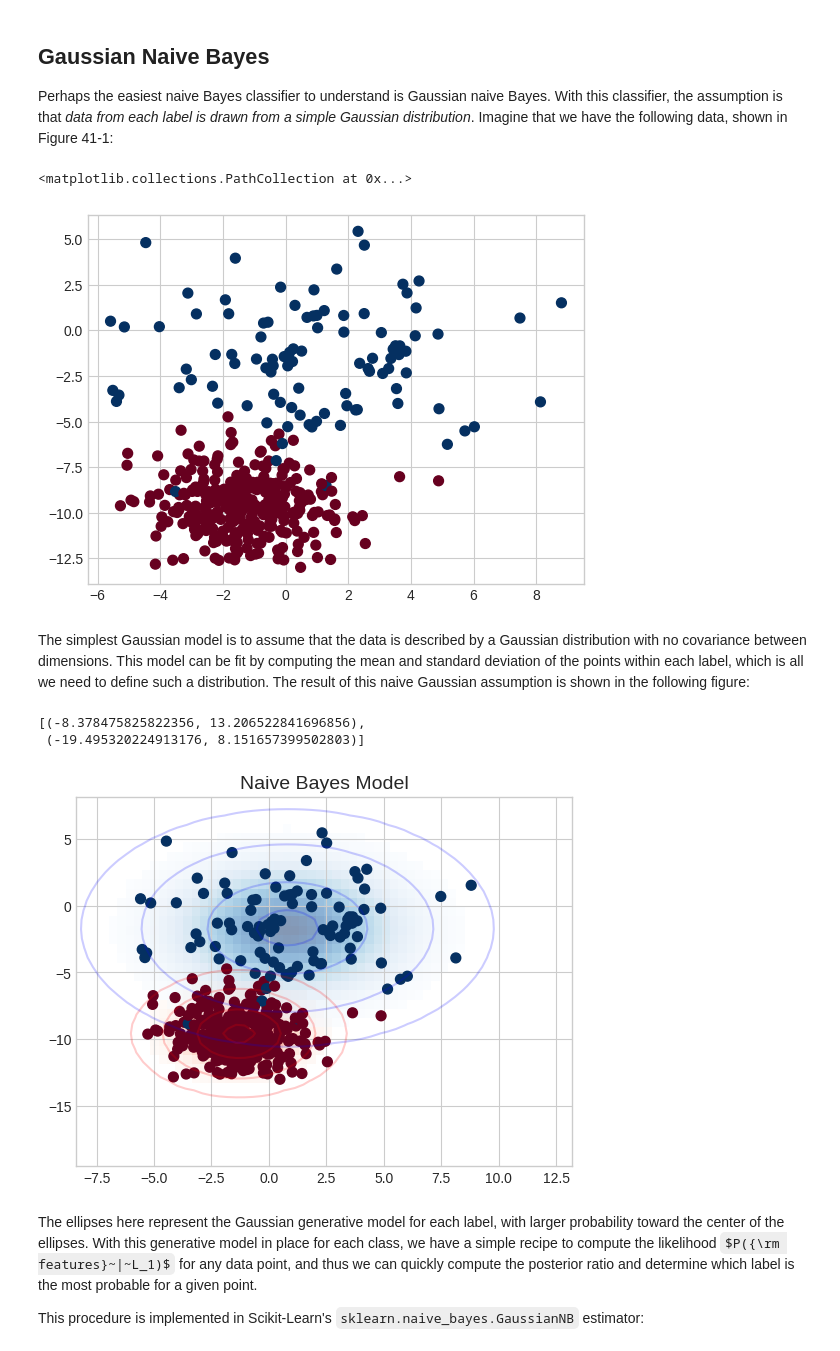
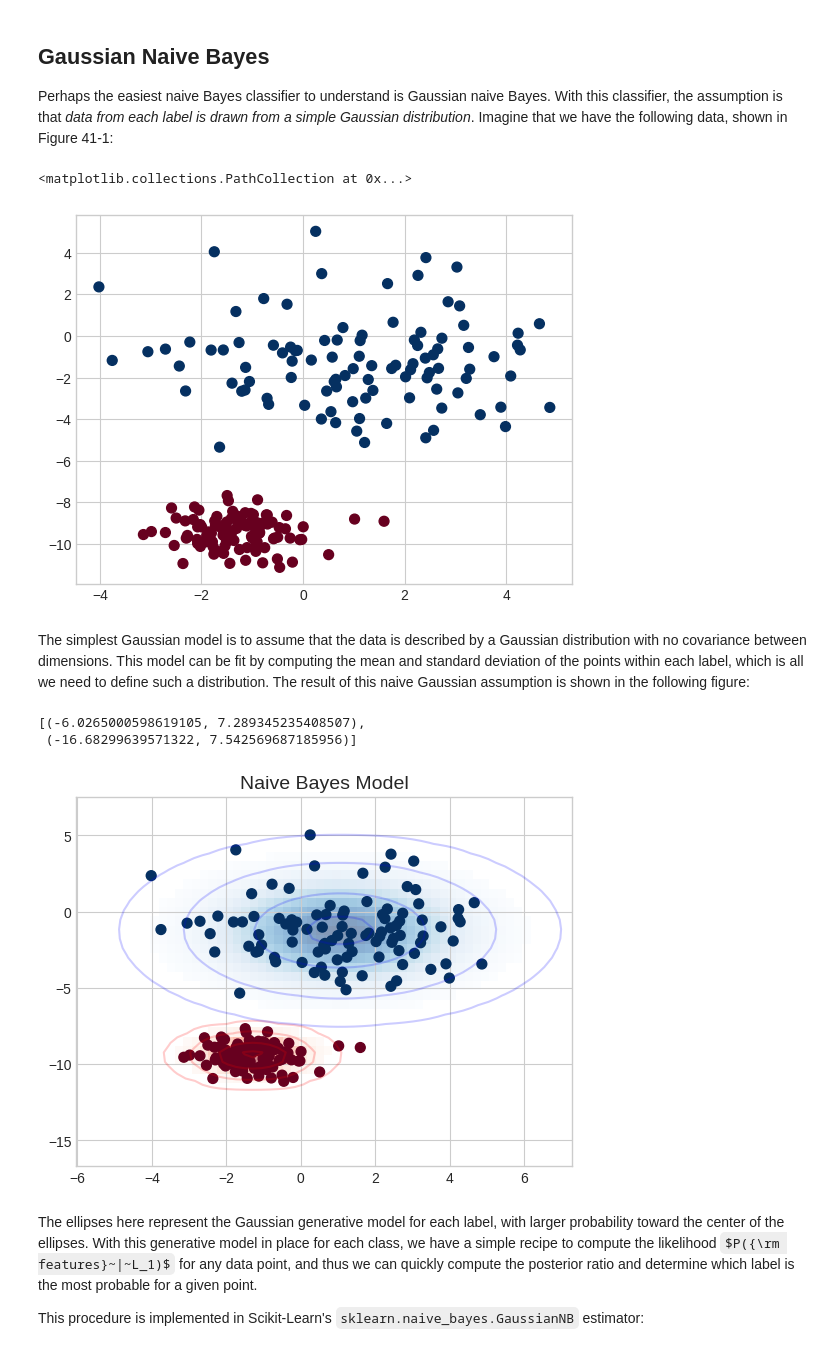
Before and after one commit to sudarsun/DA5401-2024, a Jupyter notebook: Naive_Bayes.ipynb, the cells around one changed output. Drawn from its saved outputs; the diff is of its cells as text; code cells hidden in the pictures; some formulas as TeX source.

```diff
--- a/Naive_Bayes.ipynb
+++ b/Naive_Bayes.ipynb
@@ -49,14 +49,14 @@ Imagine that we have the following data, shown in Figure 41-1:
 # %%
 from sklearn.datasets import make_blobs
 from sklearn.datasets import make_moons
 
 #X, y = make_moons(n_samples=(500, 100), noise=0.02, random_state=417)
 #X, y = make_blobs(300, 2, centers=2, random_state=2, cluster_std=1.5)
-X, y = make_blobs([300, 100], 2, random_state=2, cluster_std=[1.5, 3])
+X, y = make_blobs([100, 100], 2, random_state=2, cluster_std=[.7, 2])
 plt.scatter(X[:, 0], X[:, 1], c=y, s=50, cmap='RdBu')
 # %% [output]
 <matplotlib.collections.PathCollection at 0x...>
-[figure, old version]
+[figure, new version]
 # %% [markdown]
 The simplest Gaussian model is to assume that the data is described by a Gaussian distribution with no covariance between dimensions.
 This model can be fit by computing the mean and standard deviation of the points within each label, which is all we need to define such a distribution.
@@ -91,9 +91,9 @@ for label, color in enumerate(['red', 'blue']):
 
 ax.set(xlim=xlim, ylim=ylim)
 # %% [output]
-[(-8.378475825822356, 13.206522841696856),
- (-19.495320224913176, 8.151657399502803)]
+[(-6.0265000598619105, 7.289345235408507),
+ (-16.68299639571322, 7.542569687185956)]
-[figure, old version]
+[figure, new version]
 # %% [markdown]
 The ellipses here represent the Gaussian generative model for each label, with larger probability toward the center of the ellipses.
 With this generative model in place for each class, we have a simple recipe to compute the likelihood $P({\rm features}~|~L_1)$ for any data point, and thus we can quickly compute the posterior ratio and determine which label is the most probable for a given point.
```
Also changed, not shown: parts of 16 cells of this notebook.
